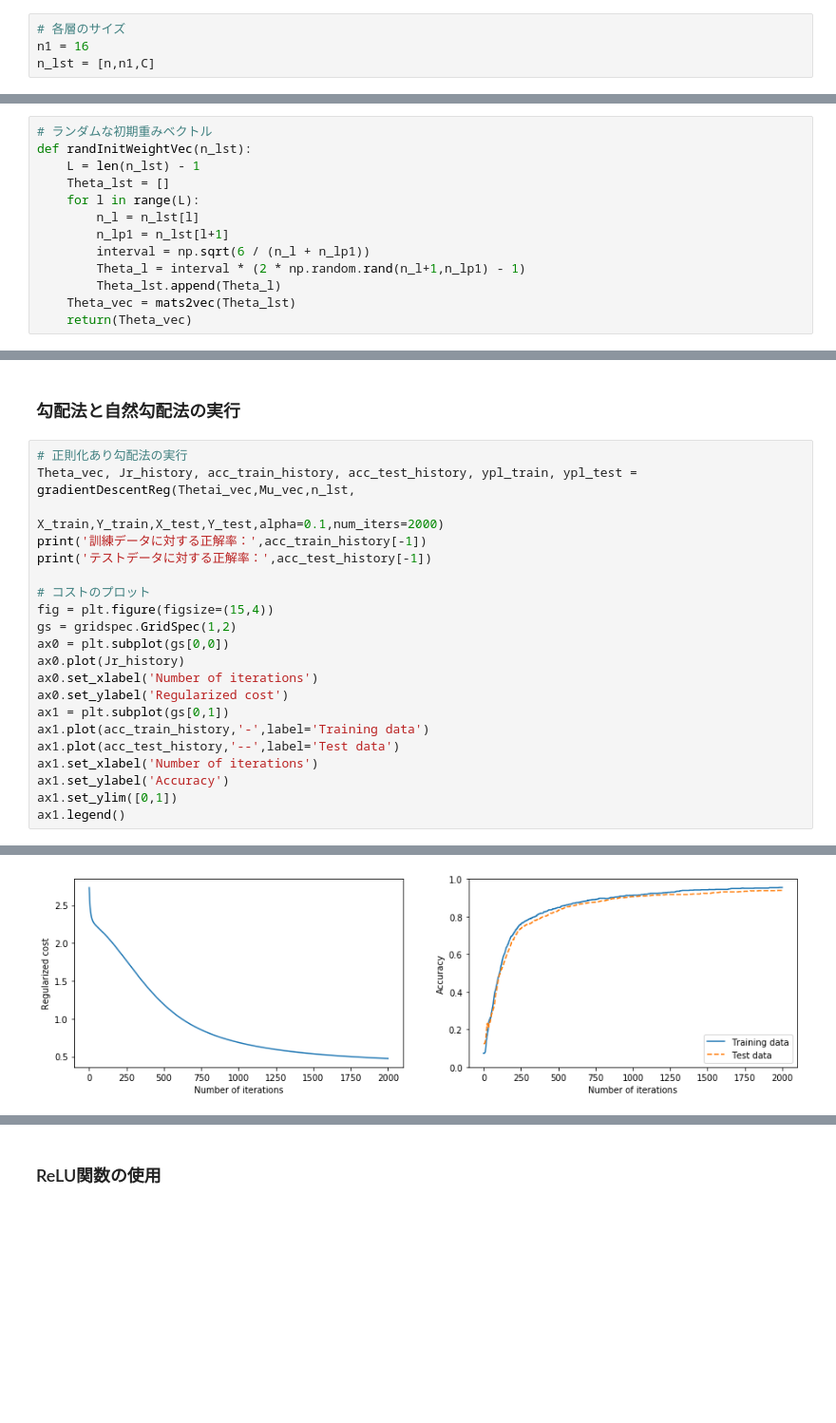
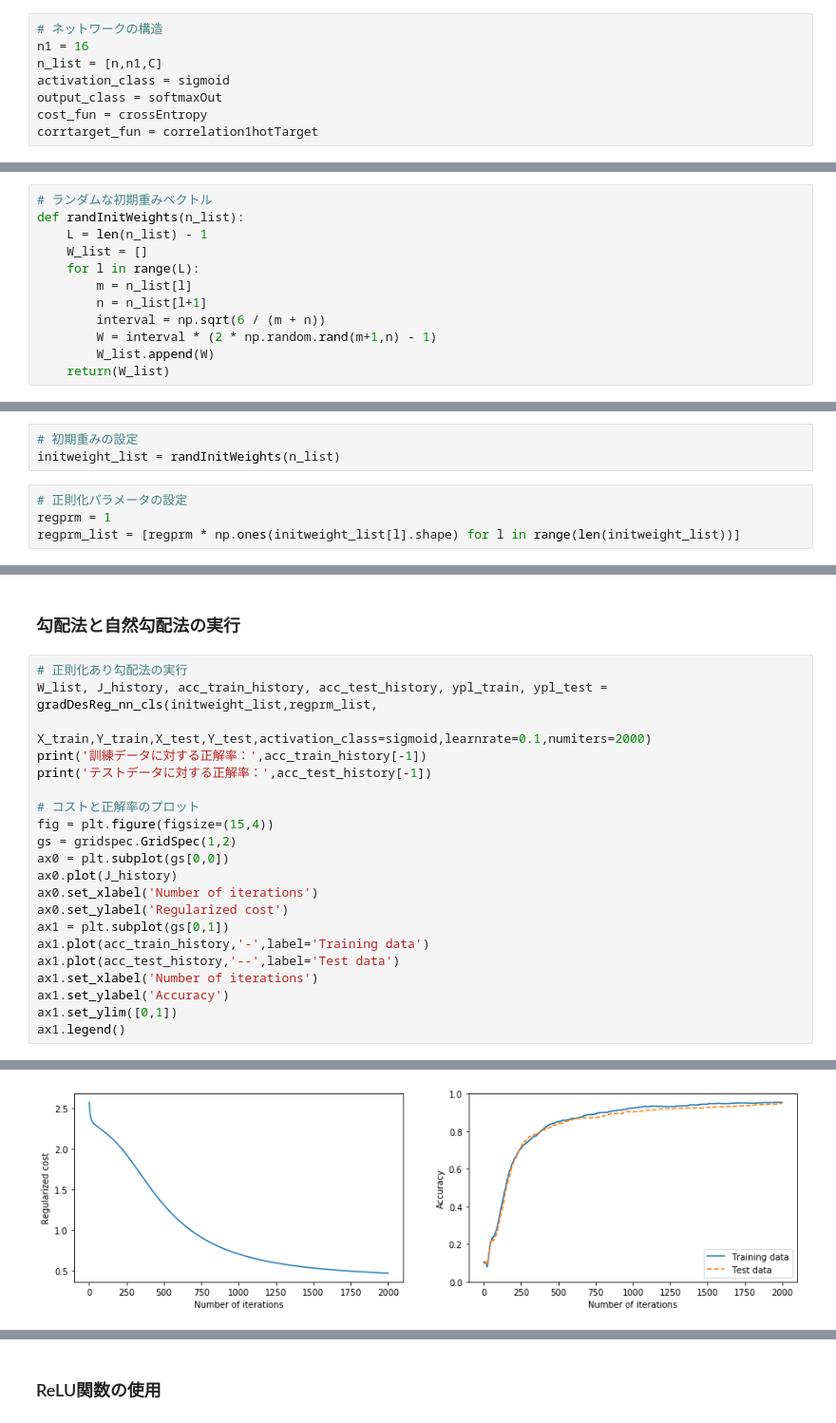
Before and after one commit to MCMXCIII-KVK/Coursera_Machine_Learning, a Jupyter notebook: exercises_python/nn_digits.ipynb, the cells around one changed output, grey strips where cells are left out. Shown: that part at 95% size. Saved outputs shown, nothing was run; the diff lists cells and outputs as text; blank space fills up the shorter version.

```diff
--- a/exercises_python/nn_digits.ipynb
+++ b/exercises_python/nn_digits.ipynb
@@ -519,4 +787,8 @@ Y_test = label2onehot(yl_test,C)
 # %%
-# 各層のサイズ
+# ネットワークの構造
 n1 = 16
-n_lst = [n,n1,C]
+n_list = [n,n1,C]
+activation_class = sigmoid
+output_class = softmaxOut
+cost_fun = crossEntropy
+corrtarget_fun = correlation1hotTarget
@@ -525,13 +795,12 @@ n_lst = [n,n1,C]
 # %%
 # ランダムな初期重みベクトル
-def randInitWeightVec(n_lst):
-    L = len(n_lst) - 1
-    Theta_lst = []
+def randInitWeights(n_list):
+    L = len(n_list) - 1
+    W_list = []
     for l in range(L):
-        n_l = n_lst[l]
-        n_lp1 = n_lst[l+1]
-        interval = np.sqrt(6 / (n_l + n_lp1))
-        Theta_l = interval * (2 * np.random.rand(n_l+1,n_lp1) - 1)
-        Theta_lst.append(Theta_l)
-    Theta_vec = mats2vec(Theta_lst)
-    return(Theta_vec)
+        m = n_list[l]
+        n = n_list[l+1]
+        interval = np.sqrt(6 / (m + n))
+        W = interval * (2 * np.random.rand(m+1,n) - 1)
+        W_list.append(W)
+    return(W_list)
@@ -545,3 +807,10 @@ Mu_vec = mu * np.ones(Thetai_vec.shape)
+# %%
+# 初期重みの設定
+initweight_list = randInitWeights(n_list)
+# %%
+# 正則化パラメータの設定
+regprm = 1
+regprm_list = [regprm * np.ones(initweight_list[l].shape) for l in range(len(initweight_list))]
 # %% [markdown]
 ### 勾配確認
 
@@ -573,16 +838,16 @@ plt.plot(J_Thetai_vec_num - J_Thetai_vec)
 ### 勾配法と自然勾配法の実行
 # %%
 # 正則化あり勾配法の実行
-Theta_vec, Jr_history, acc_train_history, acc_test_history, ypl_train, ypl_test = gradientDescentReg(Thetai_vec,Mu_vec,n_lst,
-                                                                                X_train,Y_train,X_test,Y_test,alpha=0.1,num_iters=2000)
+W_list, J_history, acc_train_history, acc_test_history, ypl_train, ypl_test = gradDesReg_nn_cls(initweight_list,regprm_list,
+                                                                                           X_train,Y_train,X_test,Y_test,activation_class=sigmoid,learnrate=0.1,numiters=2000)
 print('訓練データに対する正解率：',acc_train_history[-1])
 print('テストデータに対する正解率：',acc_test_history[-1])
 
-# コストのプロット
+# コストと正解率のプロット
 fig = plt.figure(figsize=(15,4))
 gs = gridspec.GridSpec(1,2)
 ax0 = plt.subplot(gs[0,0])
-ax0.plot(Jr_history)
+ax0.plot(J_history)
 ax0.set_xlabel('Number of iterations')
 ax0.set_ylabel('Regularized cost')
 ax1 = plt.subplot(gs[0,1])
@@ -598,5 +863,5 @@ ax1.legend()
 <matplotlib.legend.Legend at 0x...>
-[figure, old version]
+[figure, new version]
 # %%
 # 予測が外れたすべての訓練データに対する手書き数字画像と正解数字，予測数字
 I_incorrect = (ypl_train != yl_train)
```
Also changed, not shown: parts of 60 cells of this notebook.
